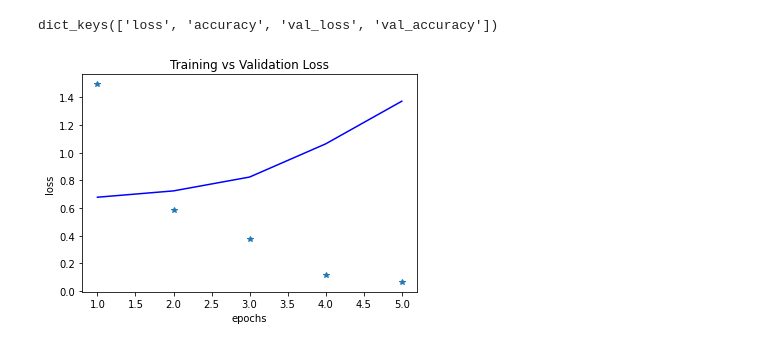
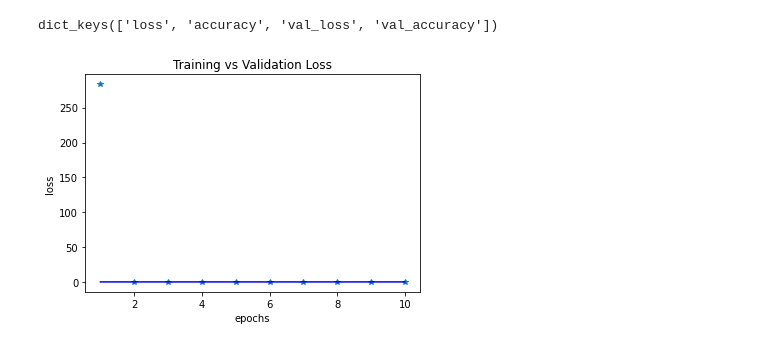
Before and after one commit to king-tomi/clean-messy-room-detector-mobile, a Jupyter notebook: notebooks/work.ipynb, the cells around one changed output. Drawn from its saved outputs; the diff is of its cells as text; code cells hidden in the pictures.

```diff
--- a/notebooks/work.ipynb
+++ b/notebooks/work.ipynb
@@ -112,11 +110,12 @@ val_test = validation_df["label"].map(lambda x: 1 if x == "clean" else 0)
 # %%
 model = keras.Sequential()
 
-model.add(layers.Conv2D(512, (3,3), activation="relu", input_shape=(299,299,3)))
+model.add(layers.Conv2D(64, (3,3), activation="relu", input_shape=(299,299,3)))
 model.add(layers.MaxPool2D((2,2)))
-model.add(layers.Conv2D(128, (3,3), activation="relu"))
+model.add(layers.Dropout(0.5))
+model.add(layers.Conv2D(64, (3,3), activation="relu"))
 model.add(layers.Flatten())
-model.add(layers.Dense(16, activation="relu"))
+model.add(layers.Dense(32, activation="relu"))
 model.add(layers.Dense(1, activation="sigmoid"))
 # %%
 model.summary()
@@ -142,16 +138,18 @@ Trainable params: 44,259,489
 Non-trainable params: 0
 _________________________________________________________________
-# %%
-model.compile(
-    optimizer="rmsprop",
-    loss="binary_crossentropy",
-    metrics=["accuracy"]
-)
+# %%
+opt = keras.optimizers.Adam(learning_rate=0.01)  #defines an optimizers with 0.01 learning rate. can change as training is done
+
+model.compile(
+    optimizer=opt,
+    loss="binary_crossentropy",
+    metrics=["accuracy"]
+)
 # %%
 history = model.fit(
     x=X,y=Y,
-    batch_size=128,
+    batch_size=64,
     epochs=10,
-    validation_data=(val_data, val_test)
+    validation_data=(val_data, val_label),
 )
 # %% [output]
@@ -173,15 +181,15 @@ history_dict.keys()
 dict_keys(['loss', 'accuracy', 'val_loss', 'val_accuracy'])
 # %%
 #plot training and validation loss
-epochs = range(1,6)
+epochs = range(1,11)
 plt.plot(epochs, history_dict["loss"],"*",label="training_loss")
 plt.plot(epochs, history_dict["val_loss"],"b", label="validation_loss")
 plt.title("Training vs Validation Loss")
 plt.xlabel("epochs")
 plt.ylabel("loss")
 plt.show()
 # %% [output]
-[figure, old version]
+[figure, new version]
 # %%
 plt.plot(epochs, history_dict["accuracy"],"*",label="training_accuracy")
 plt.plot(epochs, history_dict["val_accuracy"],"b", label="validation_accuracy")
```
Also changed, not shown: parts of 19 cells of this notebook.
